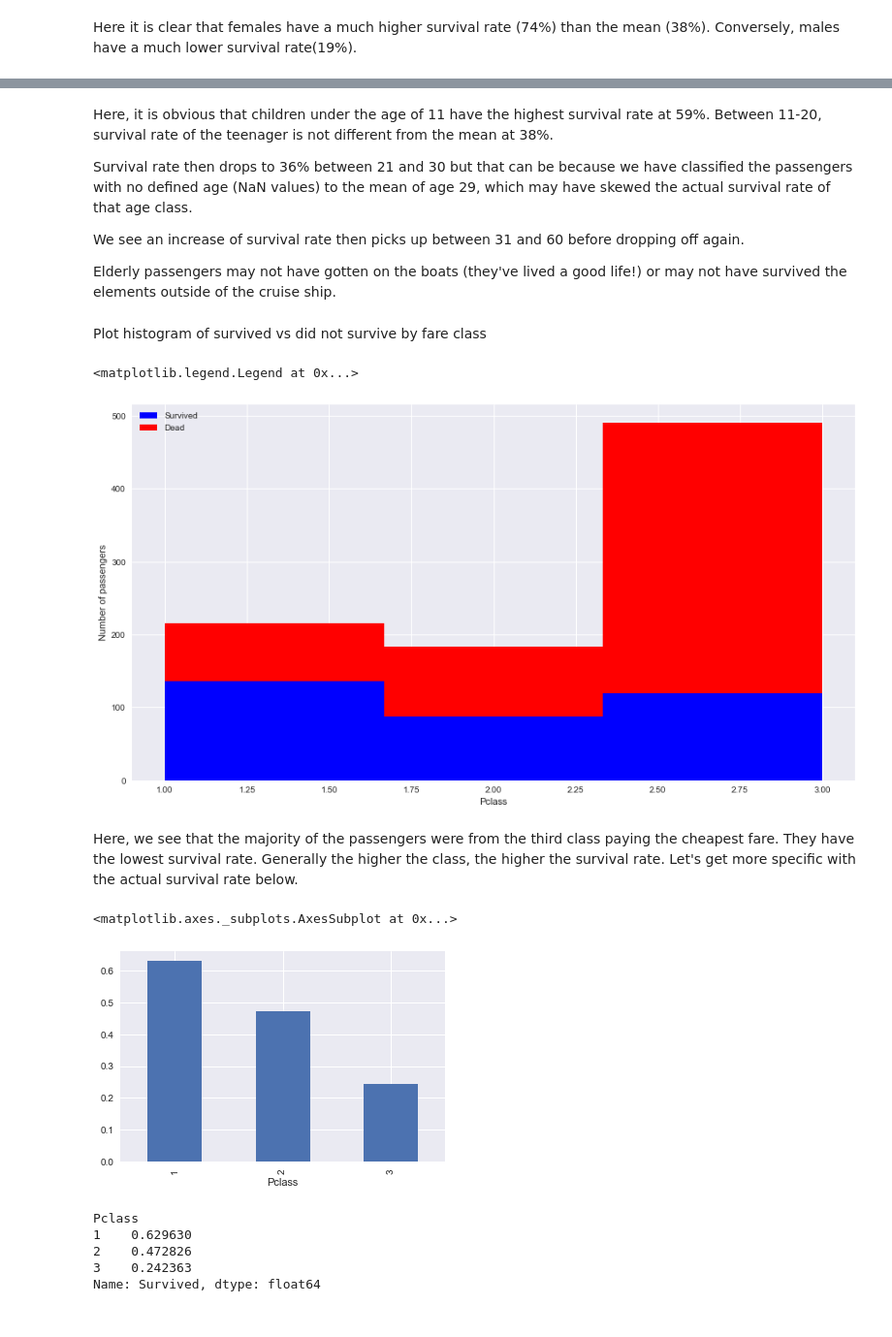
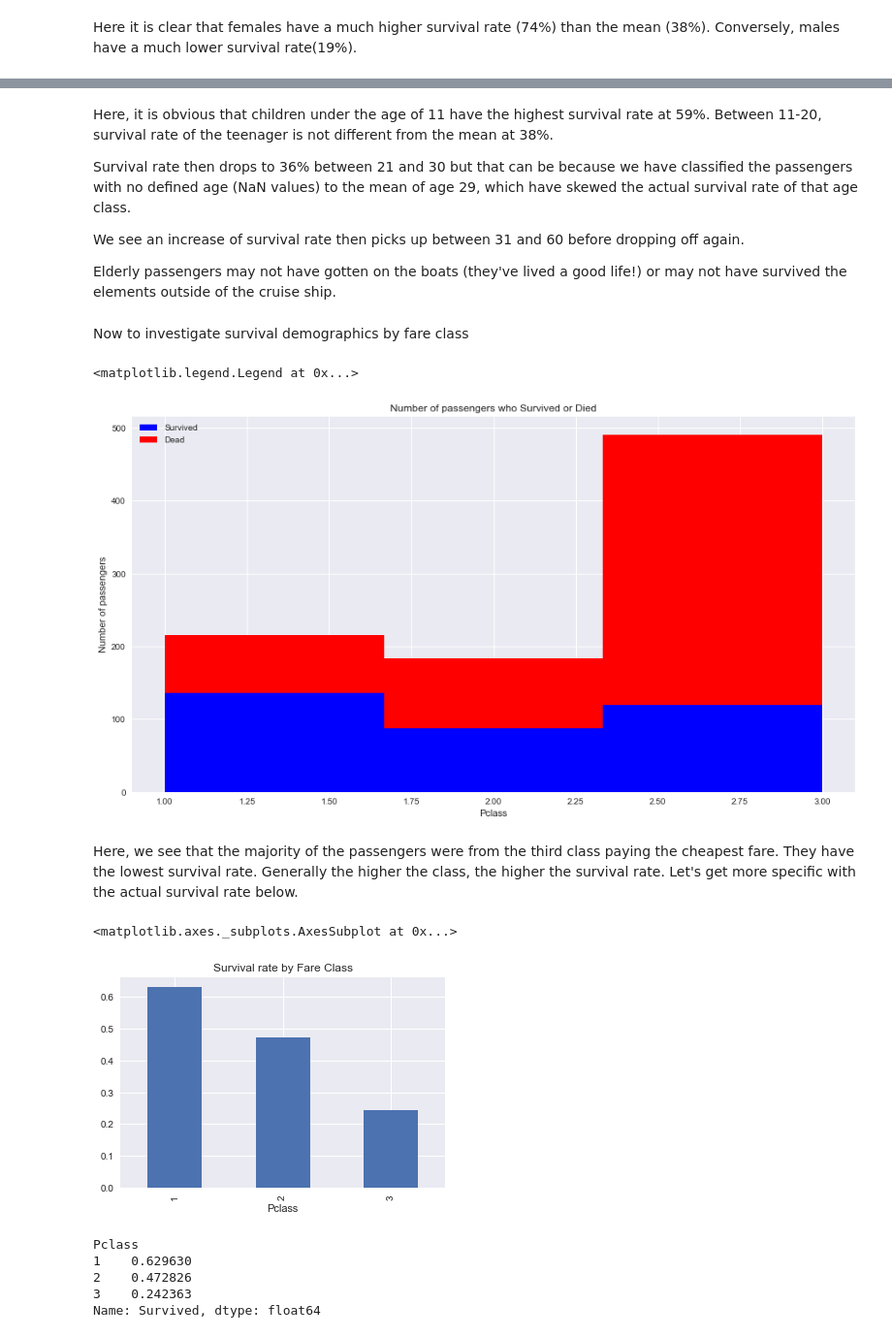
Before and after one commit to cixita/udacitypjts, a Jupyter notebook: Titanic - Chengxi tang quiz.ipynb, the cells around one changed output, grey strips where cells are left out. Shown at 97% size. Saved outputs shown, nothing was run; the diff lists cells and outputs as text; code cells hidden in the pictures.

```diff
--- a/Titanic - Chengxi tang quiz.ipynb
+++ b/Titanic - Chengxi tang quiz.ipynb
@@ -168,31 +186,33 @@ Name: Survived, dtype: float64
 # %% [markdown]
 Here, it is obvious that children under the age of 11 have the highest survival rate at 59%. Between 11-20, survival rate of the teenager is not different from the mean at 38%.
 
-Survival rate then drops to 36% between 21 and 30 but that can be because we have classified the passengers with no defined age (NaN values) to the mean of age 29, which may have skewed the actual survival rate of that age class.
+Survival rate then drops to 36% between 21 and 30 but that can be because we have classified the passengers with no defined age (NaN values) to the mean of age 29, which  have skewed the actual survival rate of that age class.
 
 We see an increase of survival rate then picks up between 31 and 60 before dropping off again.
 
 Elderly passengers may not have gotten on the boats (they've lived a good life!) or may not have survived the elements outside of the cruise ship.
-# %% [markdown]
-Plot histogram of survived vs did not survive by fare class
+# %% [markdown]
+Now to investigate survival demographics by fare class
 # %%
+#Plot histogram of survived vs did not survive by fare class
 figure = plt.figure(figsize=(15,8))
 plt.hist([data[data['Survived']==1]['Pclass'],data[data['Survived']==0]['Pclass']], stacked=True, color = ['b','r'],
          bins = 3,label = ['Survived','Dead'])
 plt.xlabel('Pclass')
 plt.ylabel('Number of passengers')
+plt.title('Number of passengers who Survived or Died')
 plt.legend()
 # %% [output]
 <matplotlib.legend.Legend at 0x...>
-[figure, old version]
+[figure, new version]
 # %% [markdown]
 Here, we see that the majority of the passengers were from the third class paying the cheapest fare. They have the lowest survival rate. Generally the higher the class, the higher the survival rate. Let's get more specific with the actual survival rate below.
 # %%
 #Plot survival rate by passenger class
-data.groupby(['Pclass'])['Survived'].agg('mean').plot(kind='bar')
+data.groupby(['Pclass'])['Survived'].agg('mean').plot(kind='bar',title="Survival rate by Fare Class")
 # %% [output]
 <matplotlib.axes._subplots.AxesSubplot at 0x...>
-[figure, old version]
+[figure, new version]
 # %%
 data.groupby(['Pclass'])['Survived'].agg('mean')
 # %% [output]
```
Also changed, not shown: parts of 18 cells of this notebook.
